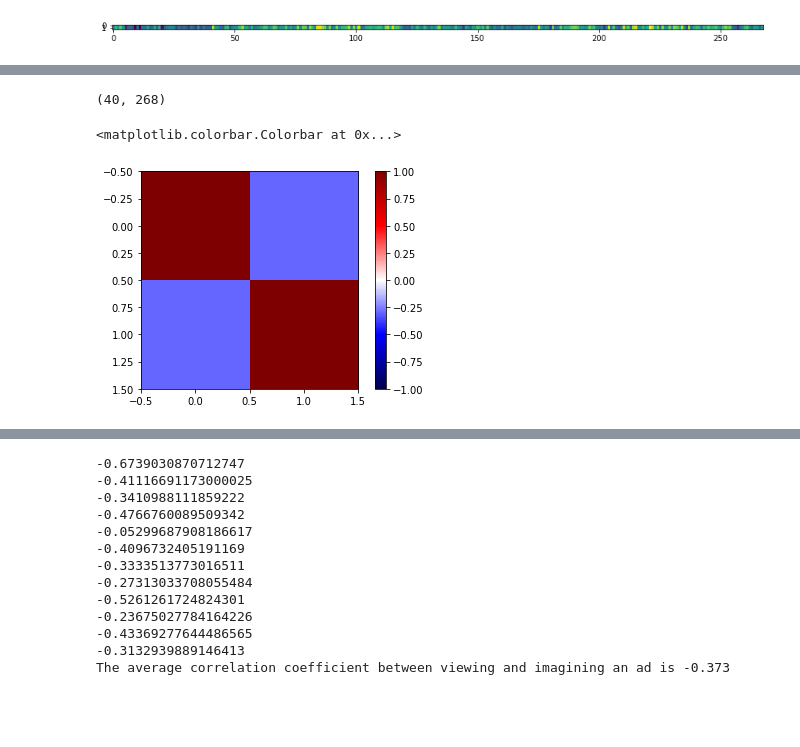
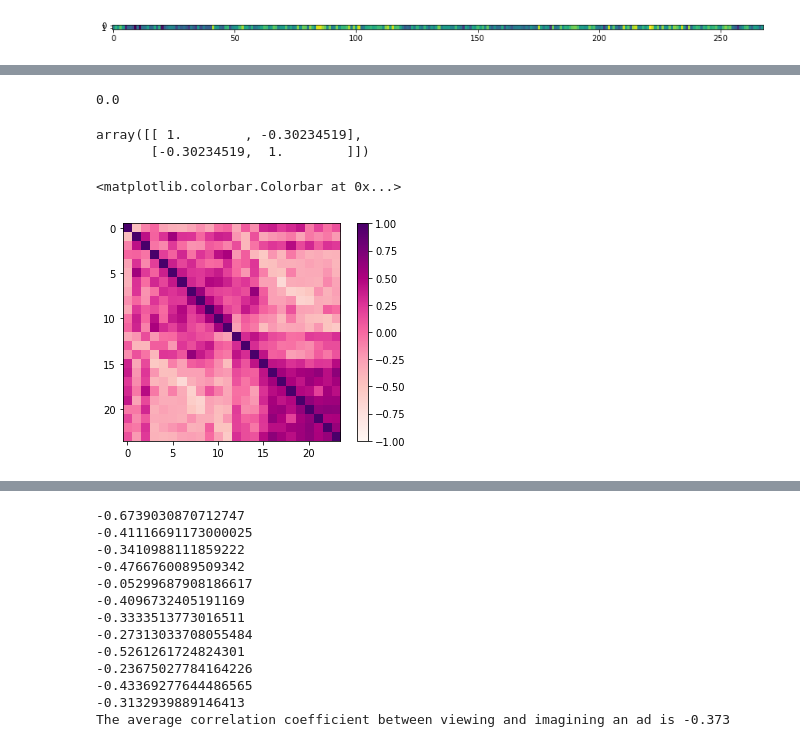
Before and after one commit to shelbywilcox/realcost_memory_isc, a Jupyter notebook: scripts/cmse_analysis_01.ipynb, the cells around one changed output, grey strips where cells are left out. Drawn from its saved outputs; the diff is of its cells as text; code cells hidden in the pictures; blank space fills up the shorter version.

```diff
--- a/scripts/cmse_analysis_01.ipynb
+++ b/scripts/cmse_analysis_01.ipynb
@@ -303,10 +380,40 @@ array([[ 1.        , -0.30234519],
+# %%
+toy_ad_1 = np.zeros(avg_ad_1_intra.shape)
+print(toy_ad_1)
+np.corrcoef(avg_ad_1_intra,avg_imagine_1_intra)
+# %% [output]
+0.0
+array([[ 1.        , -0.30234519],
+       [-0.30234519,  1.        ]])
 # %%
 vectors = np.vstack((avg_ad_1_intra,
-                     avg_imagine_1_intra))
-print(imagine_ad_1.shape)
-plt.imshow(np.corrcoef(vectors), cmap = 'seismic', vmin = -1, vmax = 1);
+                     avg_ad_2_intra,
+                     avg_ad_3_intra,
+                     avg_ad_4_intra,
+                     avg_ad_5_intra,
+                     avg_ad_6_intra,
+                     avg_ad_7_intra,
+                     avg_ad_8_intra,
+                     avg_ad_9_intra,
+                     avg_ad_10_intra,
+                     avg_ad_11_intra,
+                     avg_ad_12_intra,
+                     avg_imagine_1_intra,
+                     avg_imagine_2_intra,
+                     avg_imagine_3_intra,
+                     avg_imagine_4_intra,
+                     avg_imagine_5_intra,
+                     avg_imagine_6_intra,
+                     avg_imagine_7_intra,
+                     avg_imagine_8_intra,
+                     avg_imagine_9_intra,
+                     avg_imagine_10_intra,
+                     avg_imagine_11_intra,
+                     avg_imagine_12_intra))
+
+#print(imagine_ad_1.shape)
+plt.imshow(np.corrcoef(vectors), cmap = 'RdPu', vmin = -1, vmax = 1);
 plt.colorbar()
 # %% [output]
-(40, 268)
+<matplotlib.colorbar.Colorbar at 0x...>
-<matplotlib.colorbar.Colorbar at 0x...>
-[figure, old version]
+[figure, new version]
```
Also changed, not shown: parts of 22 cells of this notebook.
